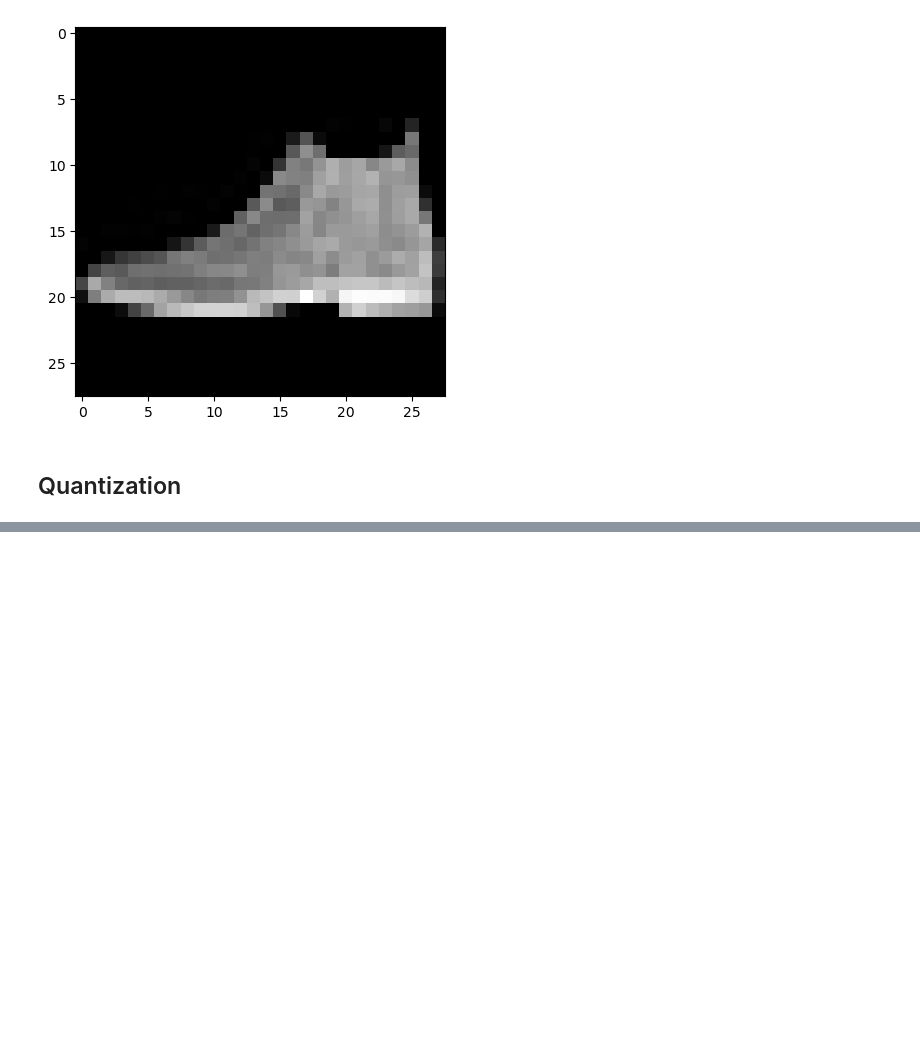
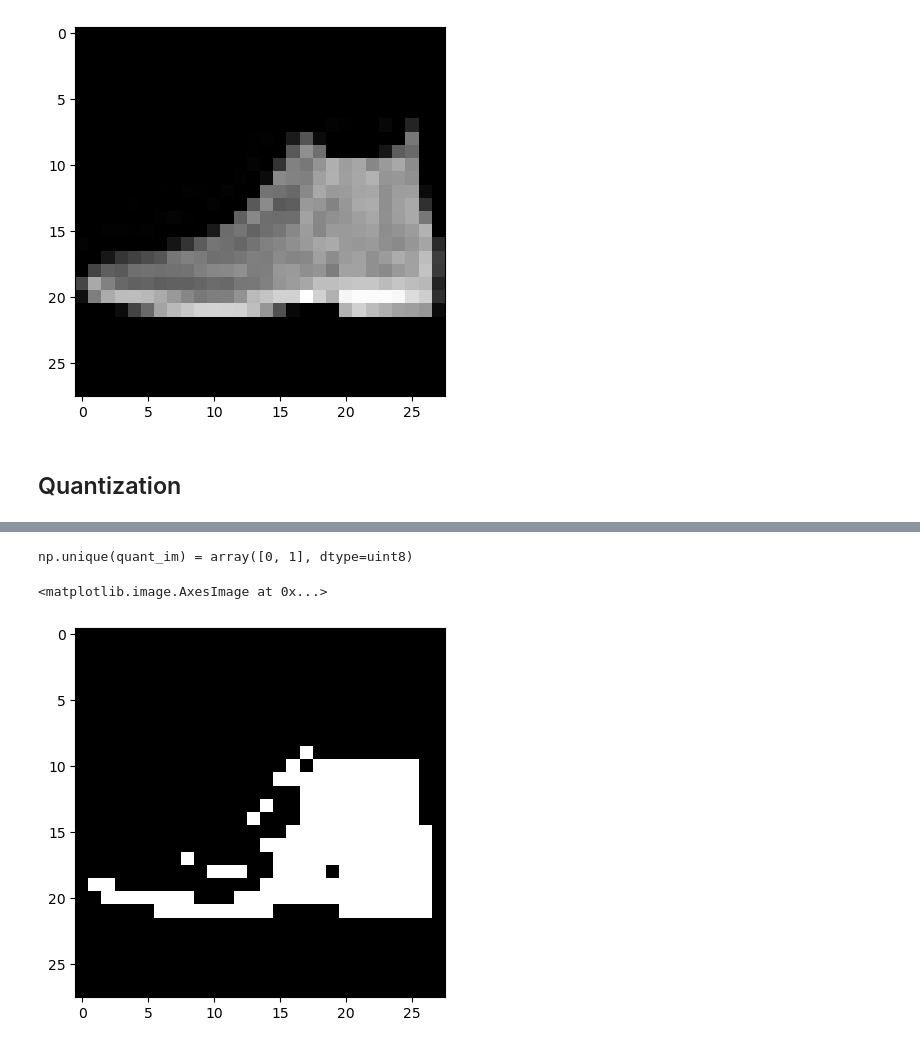
Before and after one commit to khoaguin/PocketHHE, a Jupyter notebook: data/fashion-mnist/data-exploration.ipynb, the cells around one changed output, grey strips where cells are left out. Saved outputs shown, nothing was run; the diff lists cells and outputs as text; code cells hidden in the pictures; blank space fills up the shorter version.

```diff
--- a/data/fashion-mnist/data-exploration.ipynb
+++ b/data/fashion-mnist/data-exploration.ipynb
@@ -77,0 +88,7 @@ np.unique(quant_im) = array([0, 1, 2, 3, 4, 5, 6, 7], dtype=uint8)
+# %%
+im_1_bit = quantization(im, 1)
+plt.imshow(im_1_bit.reshape([28,28]), cmap="gray")
+# %% [output]
+np.unique(quant_im) = array([0, 1], dtype=uint8)
+<matplotlib.image.AxesImage at 0x...>
+[figure, added]
```
Also changed, not shown: parts of 4 cells of this notebook.
